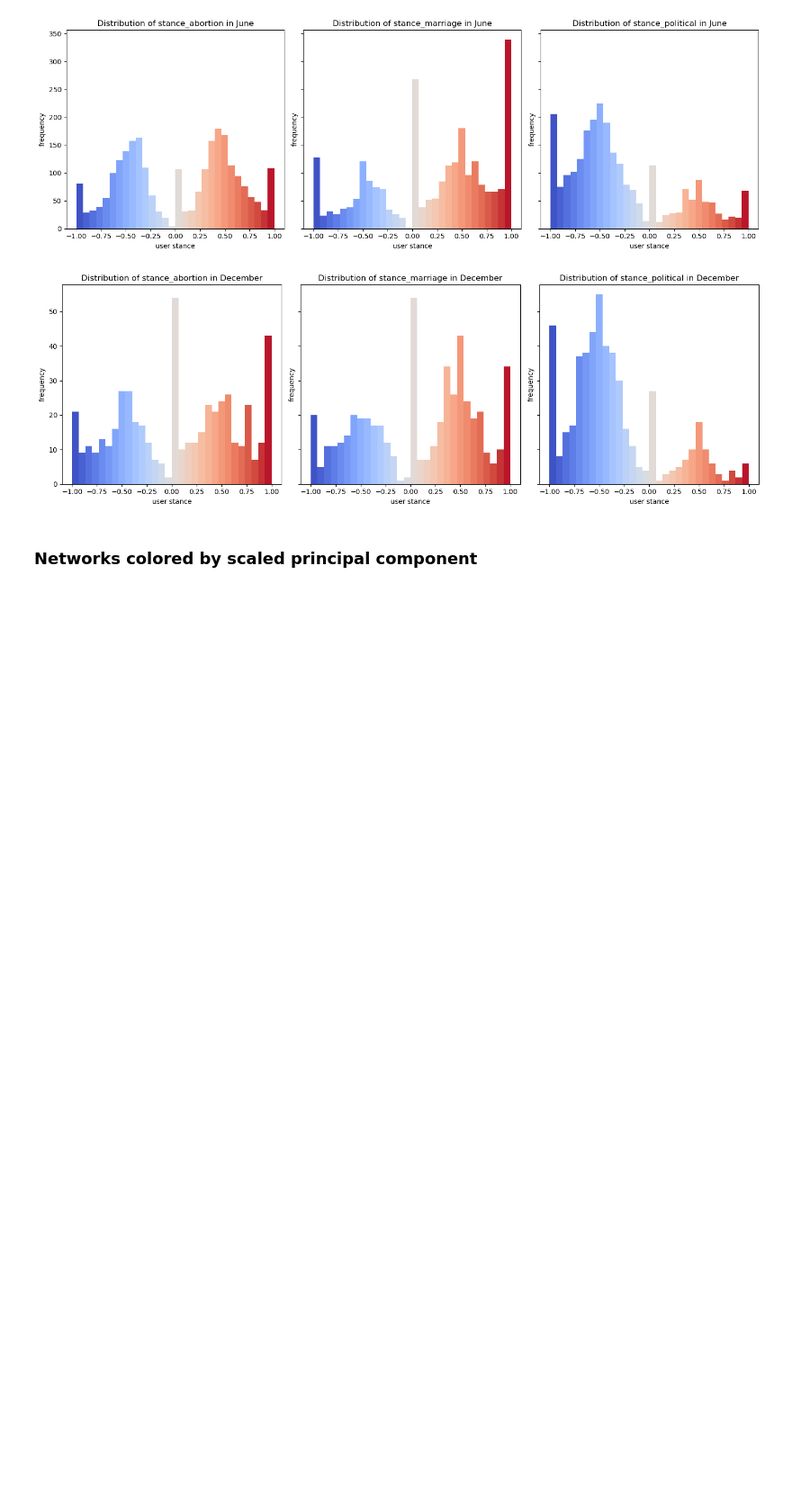
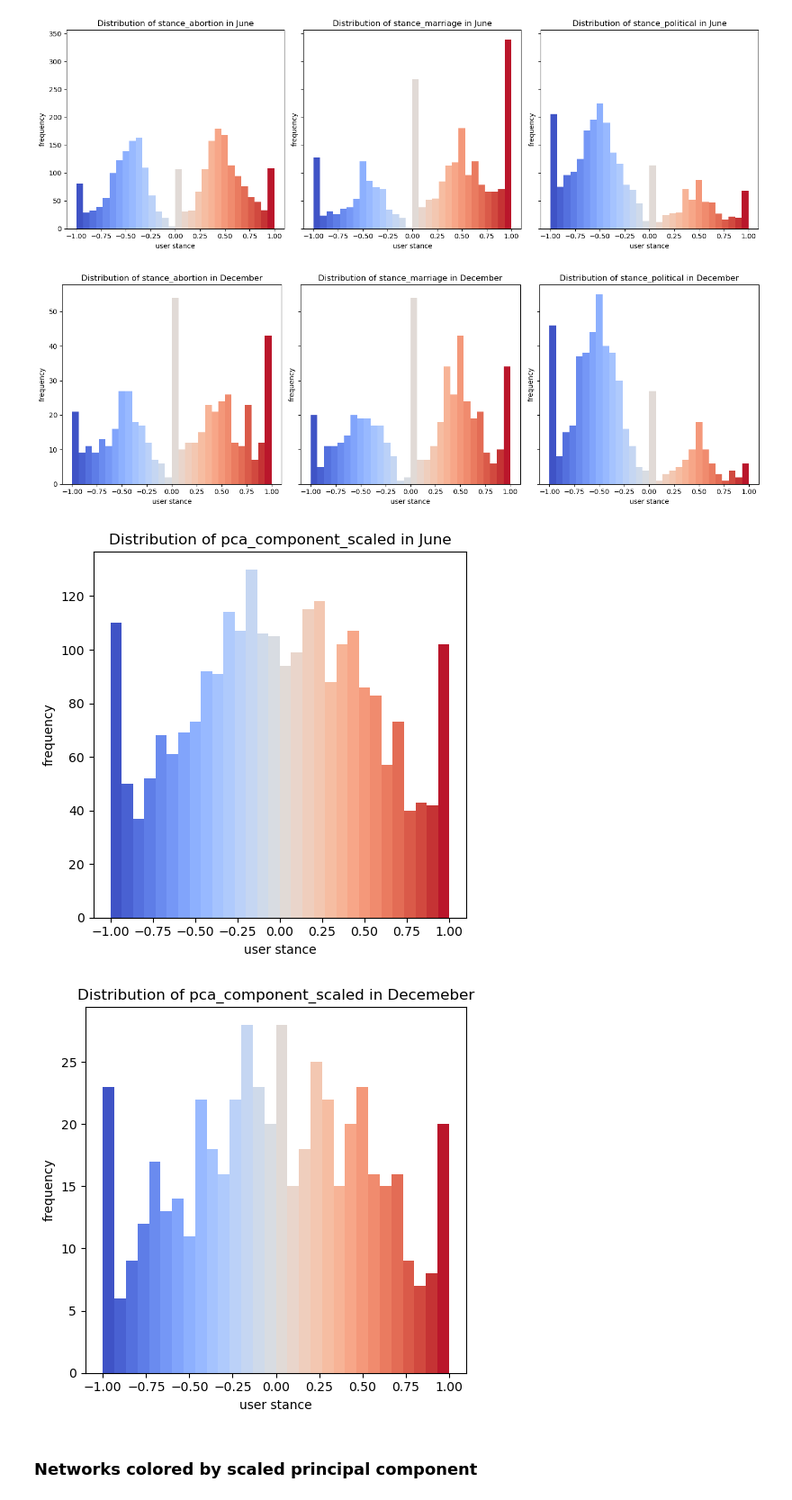
Before and after one commit to b0psheva27/BSc_project_polarization, a Jupyter notebook: notebooks/09_analysis.ipynb, the cells around one changed output. Shown: that part at 90% size. Saved outputs shown, nothing was run; the diff lists cells and outputs as text; code cells hidden in the pictures; blank space fills up the shorter version.

```diff
--- a/notebooks/09_analysis.ipynb
+++ b/notebooks/09_analysis.ipynb
@@ -50,8 +50,10 @@ Number of bins was set to 30!!
 import matplotlib.pyplot as plt
 import numpy as np
 
-def plot_c_subplot(df, color_topics, month, n_bins=30, num_plots=3):
+def plot_c_subplot_colored(df, color_topics, month, n_bins=30, num_plots=3):
     fig, axes = plt.subplots(1, num_plots, figsize=(5 * num_plots, 5), sharey=True)
+    if num_plots == 1:
+        axes = [axes]
 
     for i in range(num_plots):
         topic = color_topics[i]
@@ -80,11 +82,17 @@ def plot_c_subplot(df, color_topics, month, n_bins=30, num_plots=3):
     plt.tight_layout()
     plt.show()
 
-plot_c_subplot(june_df, ["stance_abortion", "stance_marriage", "stance_political"], month = "June")
-plot_c_subplot(dec_df, ["stance_abortion", "stance_marriage", "stance_political"], month = "December")
+plot_c_subplot_colored(june_df, ["stance_abortion", "stance_marriage", "stance_political"], month = "June")
+plot_c_subplot_colored(dec_df, ["stance_abortion", "stance_marriage", "stance_political"], month = "December")
 # %% [output]
 [figure]
 [figure]
+# %%
+plot_c_subplot_colored(june_df, ["pca_component_scaled"], month = "June", num_plots=1)
+plot_c_subplot_colored(dec_df, ["pca_component_scaled"], month = "Decemeber", num_plots=1)
+# %% [output]
+[figure, added]
+[figure, added]
 # %% [markdown]
 ### Networks colored by scaled principal component
 # %%
```
Also changed, not shown: parts of 15 cells of this notebook.
